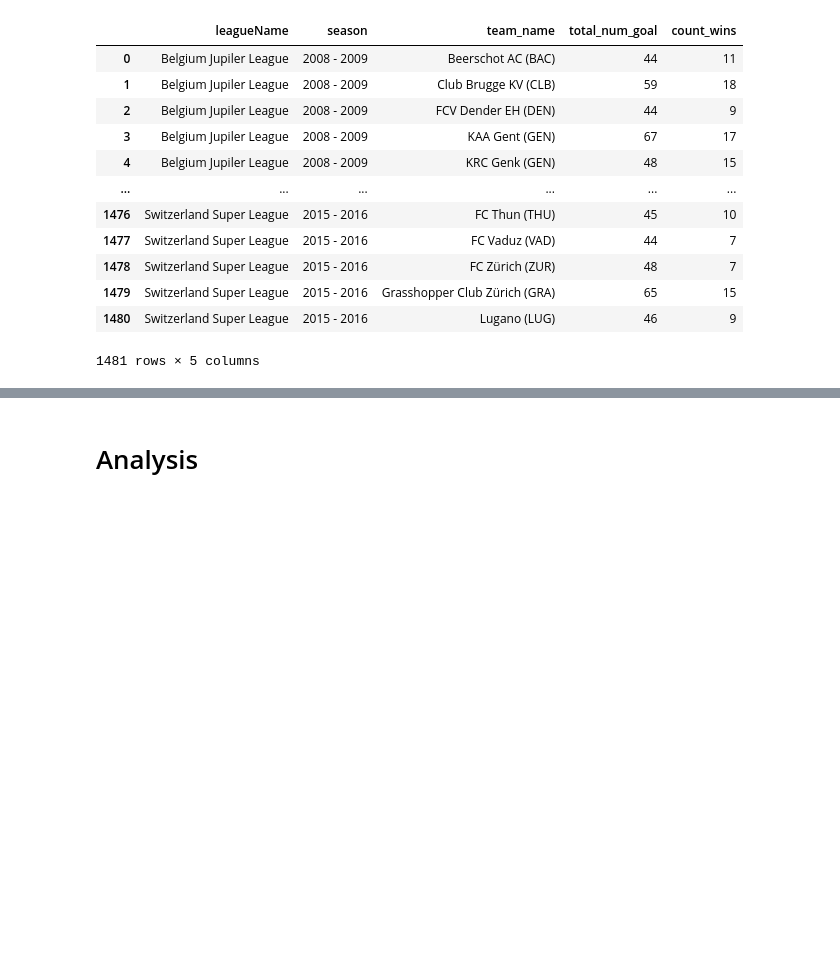
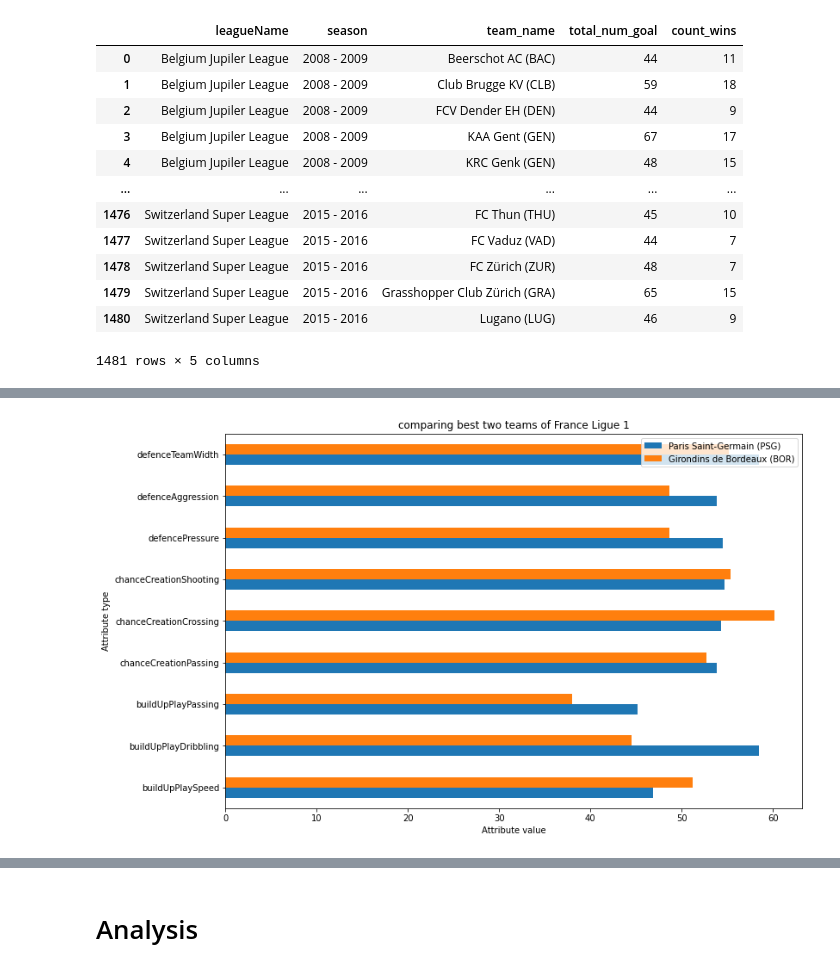
Before and after one commit to Hyej-Kim/cmsc320Final, a Jupyter notebook: cmsc320Final.ipynb, the cells around one changed output, grey strips where cells are left out. Cells and saved outputs as stored; diff of their text form; code cells hidden in the pictures; blank space fills up the shorter version.

```diff
--- a/cmsc320Final.ipynb
+++ b/cmsc320Final.ipynb
@@ -802,0 +866,15 @@ team_goal_won_total
+# %%
+# France Ligue 1
+compare_attr = pd.DataFrame(data=team_attribute.query('team_name == "Paris Saint-Germain (PSG)"').mean(),
+                            columns=['Paris Saint-Germain (PSG)'])
+compare_attr['Girondins de Bordeaux (BOR)'] = team_attribute.query('team_name == "Girondins de Bordeaux (BOR)"').mean()
+compare_attr = compare_attr[3:]
+compare_attr
+
+compare_attr.plot.barh(width=0.50, figsize=(12,8))
+plt.title('comparing best two teams of France Ligue 1')
+plt.ylabel('Attribute type')
+plt.xlabel('Attribute value')
+plt.legend(loc = 0);
+# %% [output]
+[figure, added]
```
Also changed, not shown: parts of 25 cells of this notebook.
